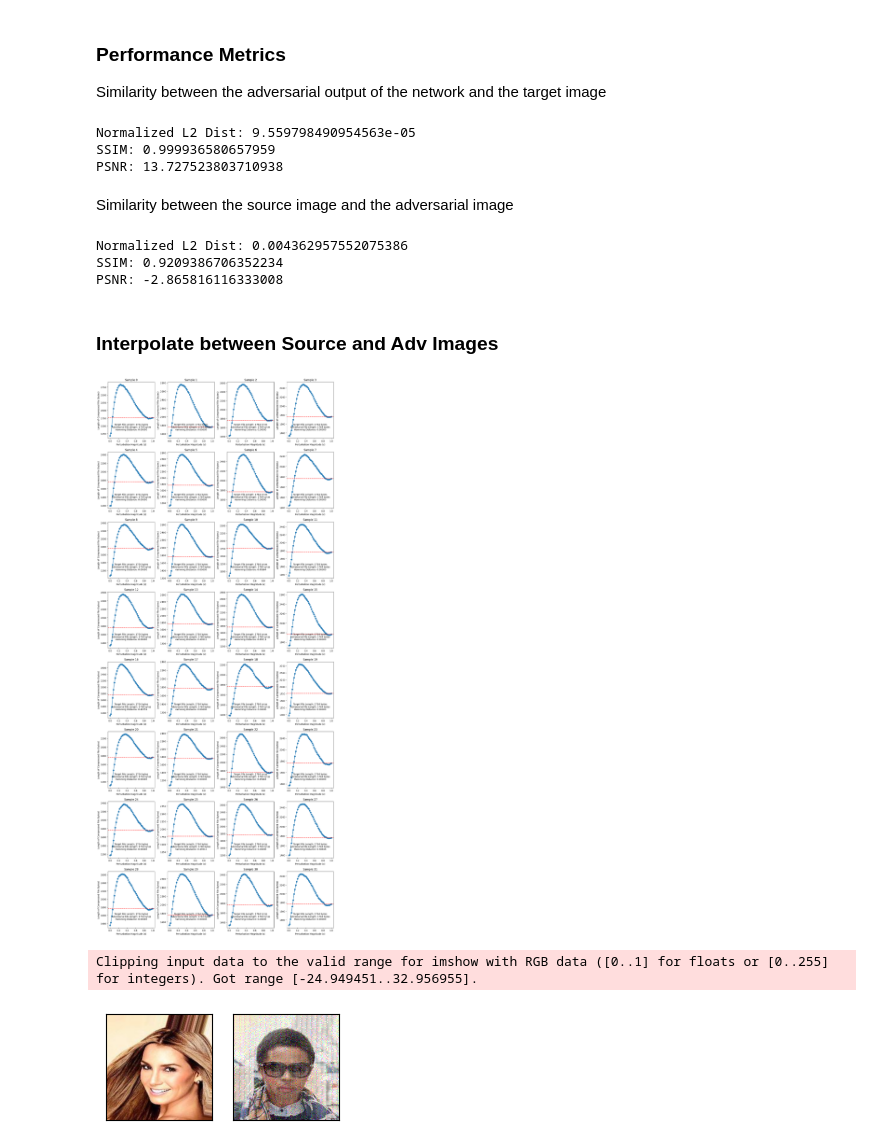
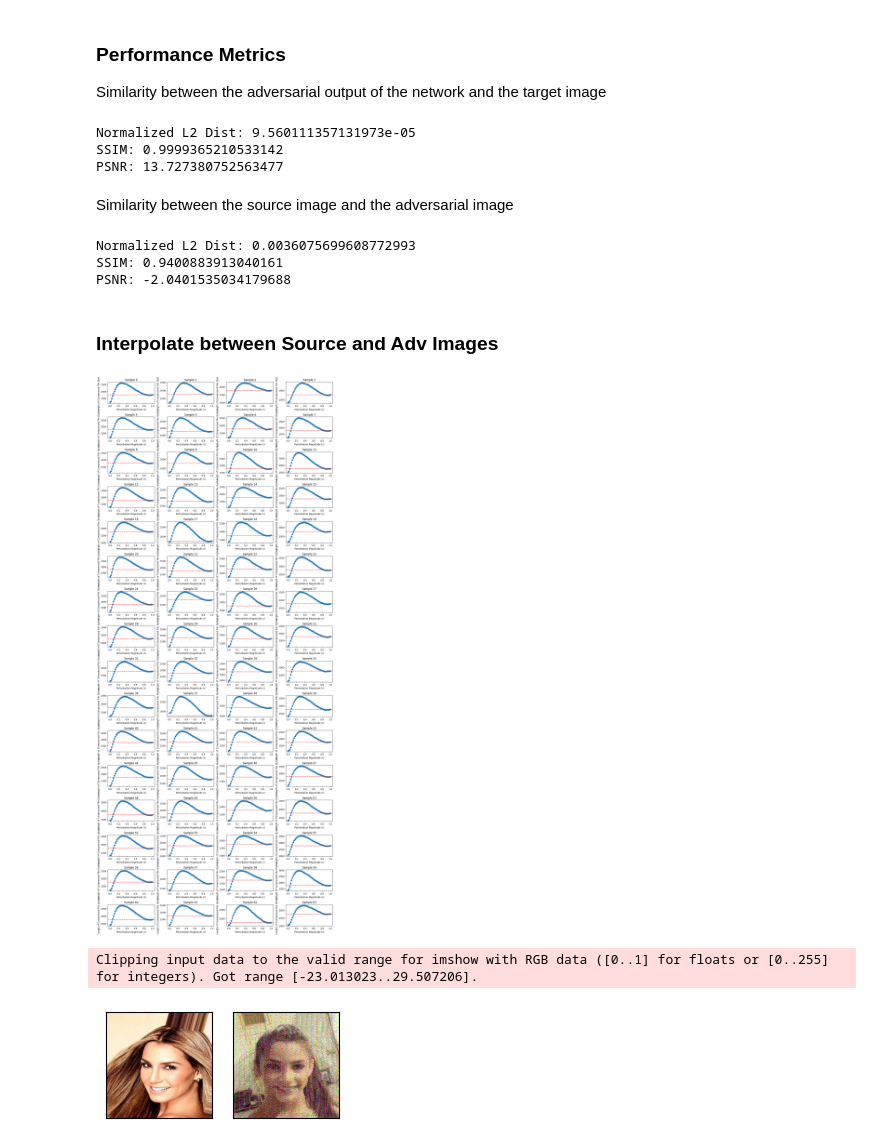
Before and after one commit to neddamj/nicsec, a Jupyter notebook: attack_neural_compression.ipynb, the cells around one changed output. Cells and saved outputs as stored; diff of their text form; code cells hidden in the pictures.

```diff
--- a/attack_neural_compression.ipynb
+++ b/attack_neural_compression.ipynb
@@ -214,13 +247,13 @@ plt.show()
 # %%
 # Create a figure to hold the subplots
-fig, axs = plt.subplots(num_sources, 4, figsize=(15, 15))  # num_sources rows, 4 columns
+fig, axs = plt.subplots(batch_size, 4, figsize=(15, 15))  # num_sources rows, 4 columns
 labels = ['Target Image', 'Source Image', 'Adv Image', 'Decompressed Adv Image']
 
-for idx in range(num_sources):
+for idx in range(batch_size):
     images = [x, x_src[idx], x_adv[idx], output[idx]]
 
     # Iterate over the images and axes to plot each image
-    for img_idx, ax in enumerate(axs[idx] if num_sources > 1 else axs):  # Use idx for outer loop, img_idx for inner
+    for img_idx, ax in enumerate(axs[idx] if batch_size > 1 else axs):  # Use idx for outer loop, img_idx for inner
         img = images[img_idx].clip(0, 1).squeeze(0).permute(1, 2, 0).detach().cpu().numpy()  # Change the shape to [H, W, C]
         ax.imshow(img)
         if idx == 0:
@@ -242,39 +275,39 @@ def calculate_psnr(img1, img2, max_val=1.0):
     return psnr
 # %%
 normalized_l2_dist, struct_sim, psnr = [], [], []
-for i in range(num_sources):
+for i in range(batch_size):
     normalized_l2_dist.append(torch.norm(x - output[i]) / (3 * img_WH * img_WH))
     struct_sim.append(ssim(x, output[i].unsqueeze(0)))
     psnr.append(calculate_psnr(x, output[i]))
 
 print(f'Normalized L2 Dist: {torch.tensor(normalized_l2_dist).mean()}\nSSIM: {torch.tensor(struct_sim).mean()}\nPSNR: {torch.tensor(psnr).mean()}')
 # %% [output]
-Normalized L2 Dist: 9.559798490954563e-05
-SSIM: 0.999936580657959
-PSNR: 13.727523803710938
+Normalized L2 Dist: 9.560111357131973e-05
+SSIM: 0.9999365210533142
+PSNR: 13.727380752563477
 # %% [markdown]
 Similarity between the source image and the adversarial image
 # %%
 normalized_l2_dist, struct_sim, psnr = [], [], []
-for i in range(num_sources):
+for i in range(batch_size):
     normalized_l2_dist = torch.norm(x_src[i] - x_adv[i]) / (3 * img_WH * img_WH)
     struct_sim = ssim(x_src[i].unsqueeze(0), x_adv[i].unsqueeze(0))
     psnr = calculate_psnr(x_src[i], x_adv[i])
 
 print(f'Normalized L2 Dist: {torch.tensor(normalized_l2_dist).mean()}\nSSIM: {torch.tensor(struct_sim).mean()}\nPSNR: {torch.tensor(psnr).mean()}')
 # %% [output]
-Normalized L2 Dist: 0.004362957552075386
-SSIM: 0.9209386706352234
-PSNR: -2.865816116333008
+Normalized L2 Dist: 0.0036075699608772993
+SSIM: 0.9400883913040161
+PSNR: -2.0401535034179688
 # %% [markdown]
 ### Interpolate between Source and Adv Images
 # %%
-fig, axs = plt.subplots(num_sources // 4, 4, figsize=(15, 35))
+fig, axs = plt.subplots(batch_size // 4, 4, figsize=(15, 35))
 
 # Flatten axs if it's a 2D array to make indexing easier
-axs = axs.ravel() if num_sources > 1 else [axs]
+axs = axs.ravel() if batch_size > 1 else [axs]
 
-for idx in range(num_sources):
+for idx in range(batch_size):
     # Interpolate between the source and adversarial images
     intermediate_imgs = []
     outputs = []
@@ -323,27 +356,21 @@ for idx in range(num_sources):
     axs[idx].set_title(f'Sample {sample_number}')
     axs[idx].axhline(y=x_len, color='r', linestyle='--', label='Original Image Length')
 
-    # Display Hamming distance on the plot
-    txt = f'Target File Length: {len(bytes1)} bytes\nAdversarial File Length: {len(bytes2)} bytes\nHamming Distance: {normalized_hamming_dist:.5f}'
-    axs[idx].text(0.5, 0.2, txt,
-                  horizontalalignment='center', verticalalignment='center',
-                  transform=axs[idx].transAxes, fontsize=10, color='black')
-
 # Adjust layout to prevent overlapping subplots
 plt.tight_layout()
 plt.show()
 # %% [output]
-[figure, old version]
+[figure, new version]
 # %%
 fig, axs = plt.subplots(1, 2, figsize=(3, 3))
 # Flatten axs if it's a 2D array to make indexing easier
-axs = axs.ravel() if num_sources > 1 else [axs]
+axs = axs.ravel() if batch_size > 1 else [axs]
 
 imgs = [x.squeeze(0).permute(1, 2, 0).detach().cpu().numpy(), x_hat[1].permute(1, 2, 0).detach().cpu().numpy()]
 for idx in range(2):
     axs[idx].imshow(imgs[idx])
     axs[idx].set_xticks([])
     axs[idx].set_yticks([])
 # %% [output]
-Clipping input data to the valid range for imshow with RGB data ([0..1] for floats or [0..255] for integers). Got range [-24.949451..32.956955].
+Clipping input data to the valid range for imshow with RGB data ([0..1] for floats or [0..255] for integers). Got range [-23.013023..29.507206].
-[figure, old version]
+[figure, new version]
```
Also changed, not shown: parts of 7 cells of this notebook.
